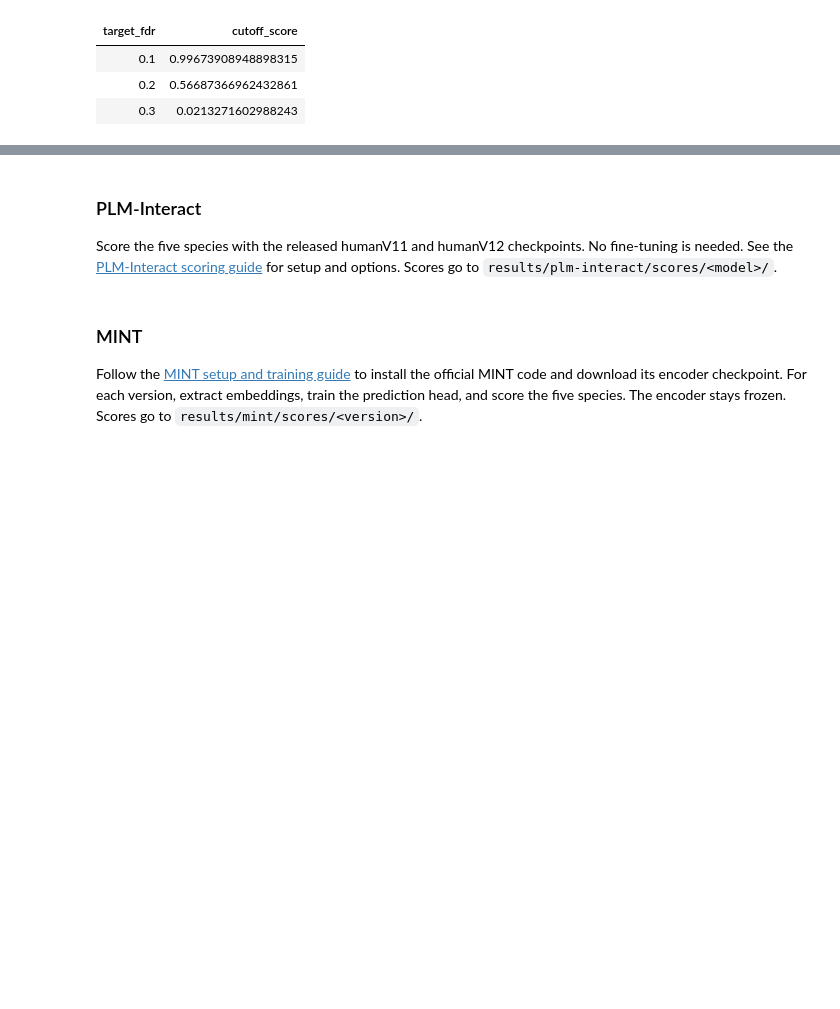
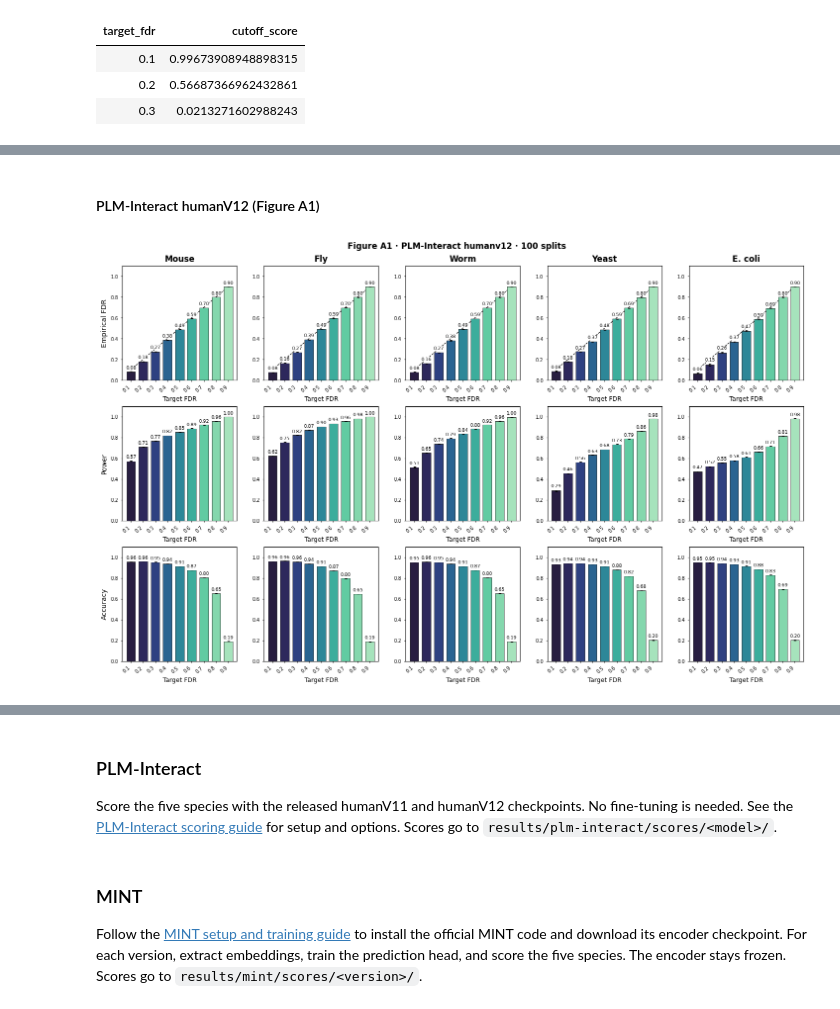
Before and after one commit to batmen-lab/PPI-Caliper, a Jupyter notebook: tutorials/tutorial.ipynb, the cells around one changed output, grey strips where cells are left out. Saved outputs shown, nothing was run; the diff lists cells and outputs as text; code cells hidden in the pictures; blank space fills up the shorter version.

```diff
--- a/tutorials/tutorial.ipynb
+++ b/tutorials/tutorial.ipynb
@@ -221,0 +203,6 @@ show_plot(plot_heatmap(transfer_results, classification_metrics), "transfer_fdp_
+# %% [markdown]
+#### PLM-Interact humanV12 (Figure A1)
+# %%
+plot_within_figure(plm_within, "plm-interact", "humanv12");
+# %% [output]
+[figure, added]
```
Also changed, not shown: parts of 41 cells of this notebook, 20 other files.
